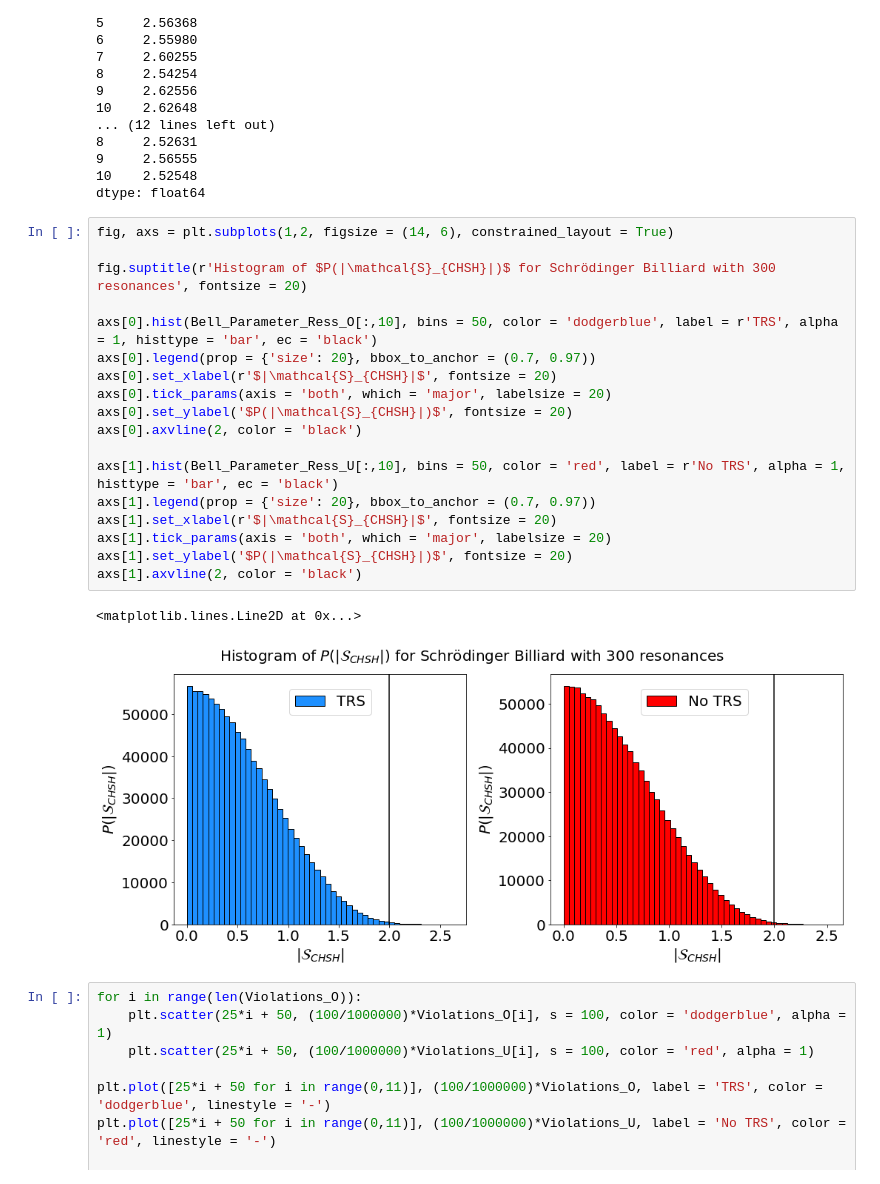
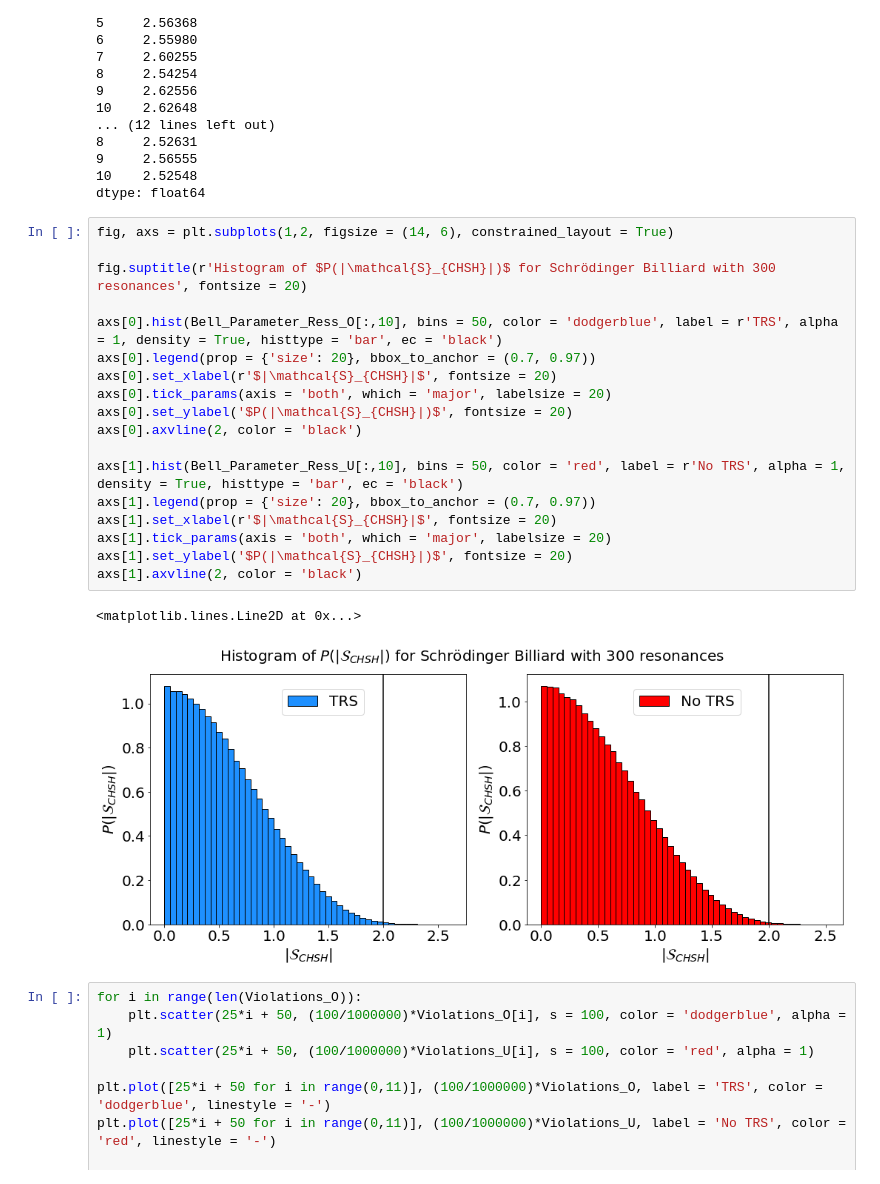
Before and after one commit to Rafffaelb/Schrodinger_Billiard, a Jupyter notebook: WignerDyson/Data_Analysis/Bell_Parameter.ipynb, the cells around one changed output. Drawn from its saved outputs; the diff is of its cells as text.

Commit message:
Corretions on Run Simulation Bell Parameter Gamma code

```diff
--- a/WignerDyson/Data_Analysis/Bell_Parameter.ipynb
+++ b/WignerDyson/Data_Analysis/Bell_Parameter.ipynb
@@ -75,24 +75,24 @@ dtype: float64
 # %%
 fig, axs = plt.subplots(1,2, figsize = (14, 6), constrained_layout = True)
 
 fig.suptitle(r'Histogram of $P(|\mathcal{S}_{CHSH}|)$ for Schrödinger Billiard with 300 resonances', fontsize = 20)
 
-axs[0].hist(Bell_Parameter_Ress_O[:,10], bins = 50, color = 'dodgerblue', label = r'TRS', alpha = 1, histtype = 'bar', ec = 'black')
+axs[0].hist(Bell_Parameter_Ress_O[:,10], bins = 50, color = 'dodgerblue', label = r'TRS', alpha = 1, density = True, histtype = 'bar', ec = 'black')
 axs[0].legend(prop = {'size': 20}, bbox_to_anchor = (0.7, 0.97))
 axs[0].set_xlabel(r'$|\mathcal{S}_{CHSH}|$', fontsize = 20)
 axs[0].tick_params(axis = 'both', which = 'major', labelsize = 20)
 axs[0].set_ylabel('$P(|\mathcal{S}_{CHSH}|)$', fontsize = 20)
 axs[0].axvline(2, color = 'black')
 
-axs[1].hist(Bell_Parameter_Ress_U[:,10], bins = 50, color = 'red', label = r'No TRS', alpha = 1, histtype = 'bar', ec = 'black')
+axs[1].hist(Bell_Parameter_Ress_U[:,10], bins = 50, color = 'red', label = r'No TRS', alpha = 1, density = True, histtype = 'bar', ec = 'black')
 axs[1].legend(prop = {'size': 20}, bbox_to_anchor = (0.7, 0.97))
 axs[1].set_xlabel(r'$|\mathcal{S}_{CHSH}|$', fontsize = 20)
 axs[1].tick_params(axis = 'both', which = 'major', labelsize = 20)
 axs[1].set_ylabel('$P(|\mathcal{S}_{CHSH}|)$', fontsize = 20)
 axs[1].axvline(2, color = 'black')
 # %% [output]
 <matplotlib.lines.Line2D at 0x...>
-[figure, old version]
+[figure, new version]
 # %%
 for i in range(len(Violations_O)):
     plt.scatter(25*i + 50, (100/1000000)*Violations_O[i], s = 100, color = 'dodgerblue', alpha = 1)
```
Also changed, not shown: parts of 10 cells of this notebook, 13 other files.
